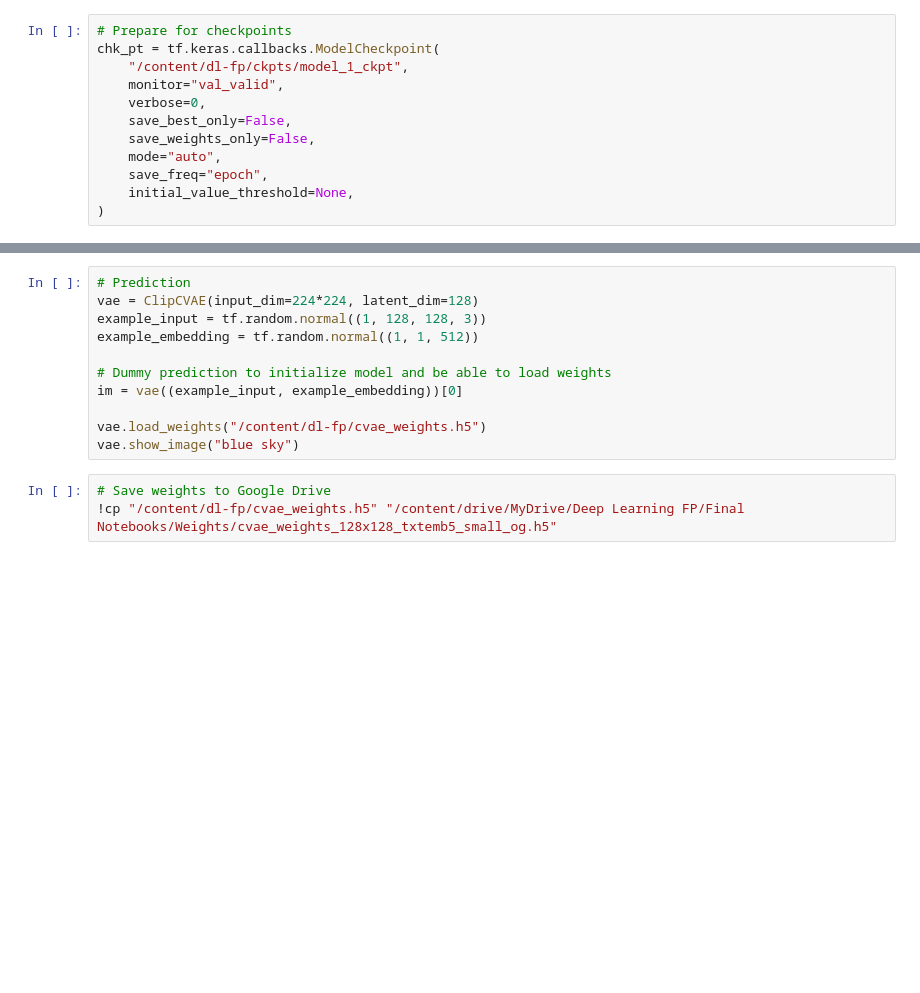
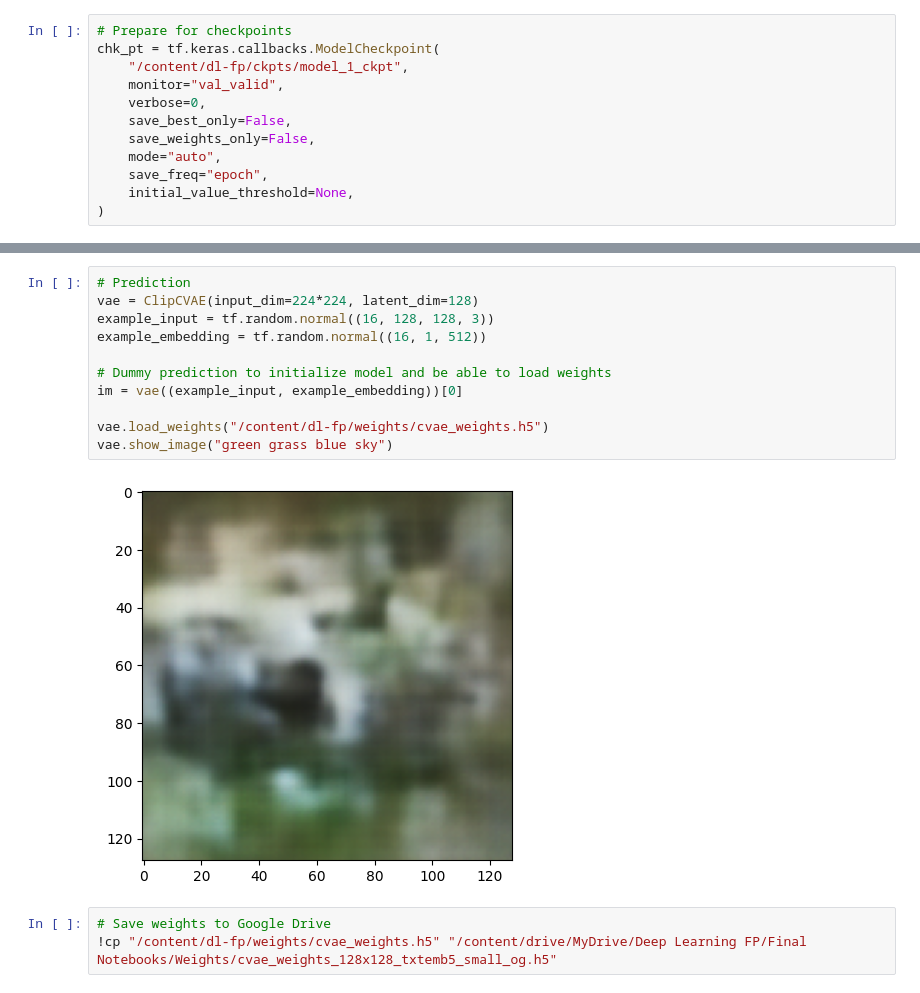
Before and after one commit to Ayma-n/dl-fp, a Jupyter notebook: final_notebooks/128x128 TEXT EMB. 5 CAPT. SMALL OG NO DROPOUT.ipynb, the cells around one changed output, grey strips where cells are left out. Drawn from its saved outputs; the diff is of its cells as text; blank space fills up the shorter version.

```diff
--- a/final_notebooks/128x128 TEXT EMB. 5 CAPT. SMALL OG NO DROPOUT.ipynb
+++ b/final_notebooks/128x128 TEXT EMB. 5 CAPT. SMALL OG NO DROPOUT.ipynb
@@ -262,14 +274,16 @@ Epoch 3/15
 # %%
 # Prediction
 vae = ClipCVAE(input_dim=224*224, latent_dim=128)
-example_input = tf.random.normal((1, 128, 128, 3))
-example_embedding = tf.random.normal((1, 1, 512))
+example_input = tf.random.normal((16, 128, 128, 3))
+example_embedding = tf.random.normal((16, 1, 512))
 
 # Dummy prediction to initialize model and be able to load weights
 im = vae((example_input, example_embedding))[0]
 
-vae.load_weights("/content/dl-fp/cvae_weights.h5")
-vae.show_image("blue sky")
+vae.load_weights("/content/dl-fp/weights/cvae_weights.h5")
+vae.show_image("green grass blue sky")
+# %% [output]
+[figure, added]
 # %%
 # Save weights to Google Drive
-!cp "/content/dl-fp/cvae_weights.h5" "/content/drive/MyDrive/Deep Learning FP/Final Notebooks/Weights/cvae_weights_128x128_txtemb5_small_og.h5"
+!cp "/content/dl-fp/weights/cvae_weights.h5" "/content/drive/MyDrive/Deep Learning FP/Final Notebooks/Weights/cvae_weights_128x128_txtemb5_small_og.h5"
```
Also changed, not shown: parts of 1 cell of this notebook.
